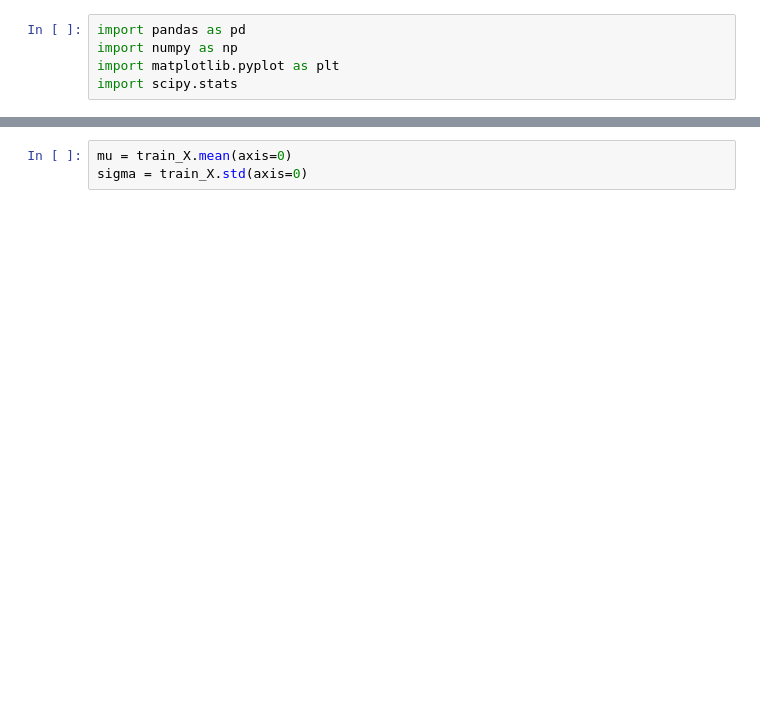
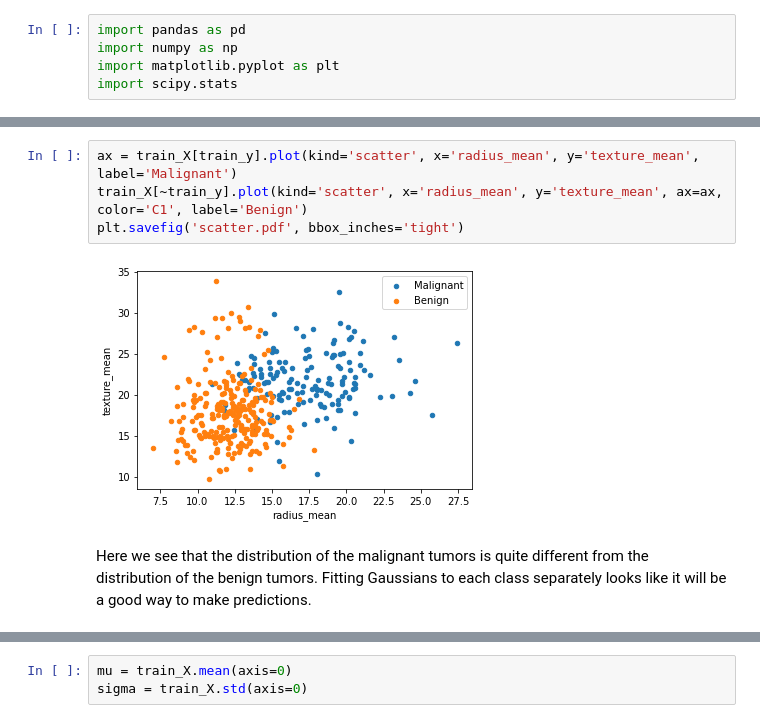
Before and after one commit to ucsd-ets/cse151a-2020-sp-public, a Jupyter notebook: solutions/Homework 02/LDA.ipynb, the cells around one changed output, grey strips where cells are left out. Saved outputs shown, nothing was run; the diff lists cells and outputs as text; blank space fills up the shorter version.

```diff
--- a/solutions/Homework 02/LDA.ipynb
+++ b/solutions/Homework 02/LDA.ipynb
@@ -15,0 +39,8 @@ test_X = test_full.iloc[:,1:]
+# %%
+ax = train_X[train_y].plot(kind='scatter', x='radius_mean', y='texture_mean', label='Malignant')
+train_X[~train_y].plot(kind='scatter', x='radius_mean', y='texture_mean', ax=ax, color='C1', label='Benign')
+plt.savefig('scatter.pdf', bbox_inches='tight')
+# %% [output]
+[figure, added]
+# %% [markdown]
+Here we see that the distribution of the malignant tumors is quite different from the distribution of the benign tumors. Fitting Gaussians to each class separately looks like it will be a good way to make predictions.
```
Also changed, not shown: parts of 41 cells of this notebook.
